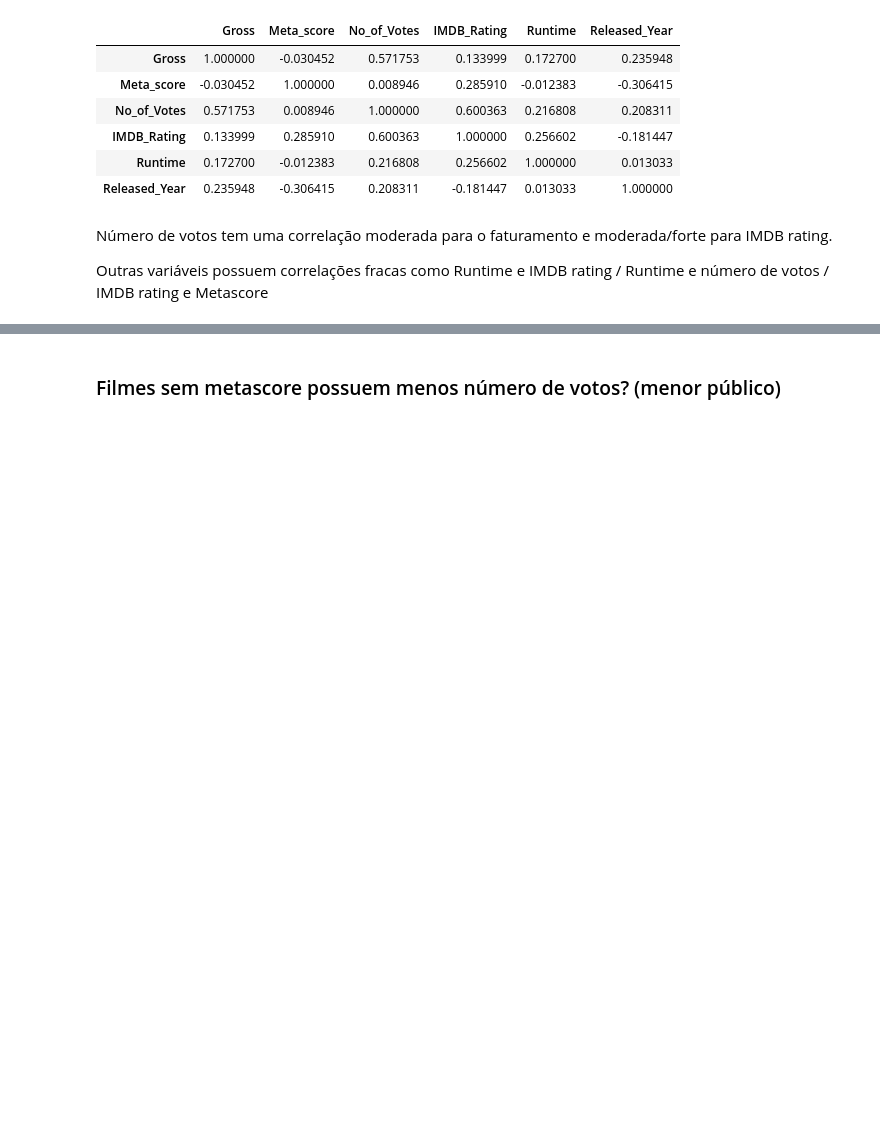
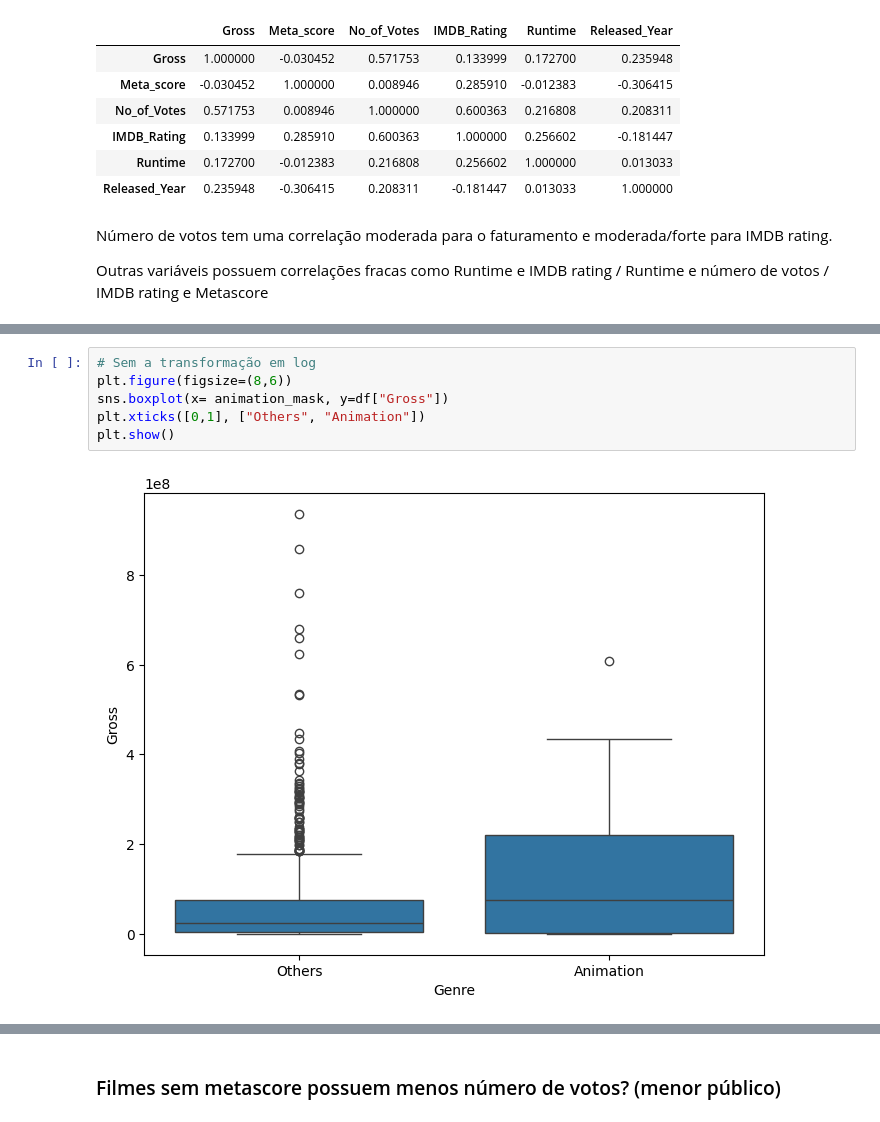
Before and after one commit to RStrzoda/LH_CD_2025, a Jupyter notebook: EDA.ipynb, the cells around one changed output, grey strips where cells are left out. Cells and saved outputs as stored; diff of their text form; blank space fills up the shorter version.

```diff
--- a/EDA.ipynb
+++ b/EDA.ipynb
@@ -450,0 +531,8 @@ Outras variáveis possuem correlações fracas como Runtime e IMDB rating / Runt
+# %%
+# Sem a transformação em log
+plt.figure(figsize=(8,6))
+sns.boxplot(x= animation_mask, y=df["Gross"])
+plt.xticks([0,1], ["Others", "Animation"])
+plt.show()
+# %% [output]
+[figure, added]
```
Also changed, not shown: parts of 21 cells of this notebook.
